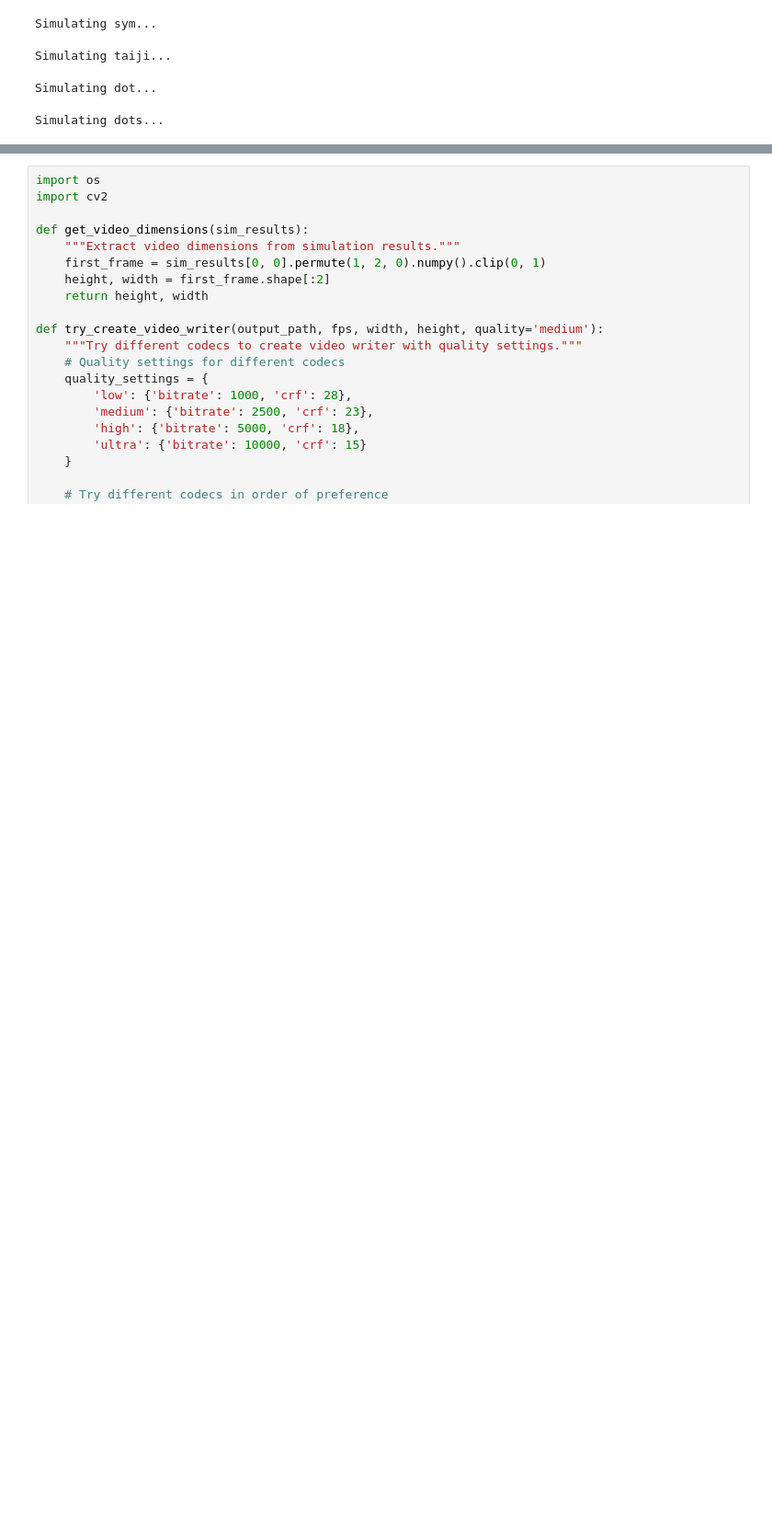
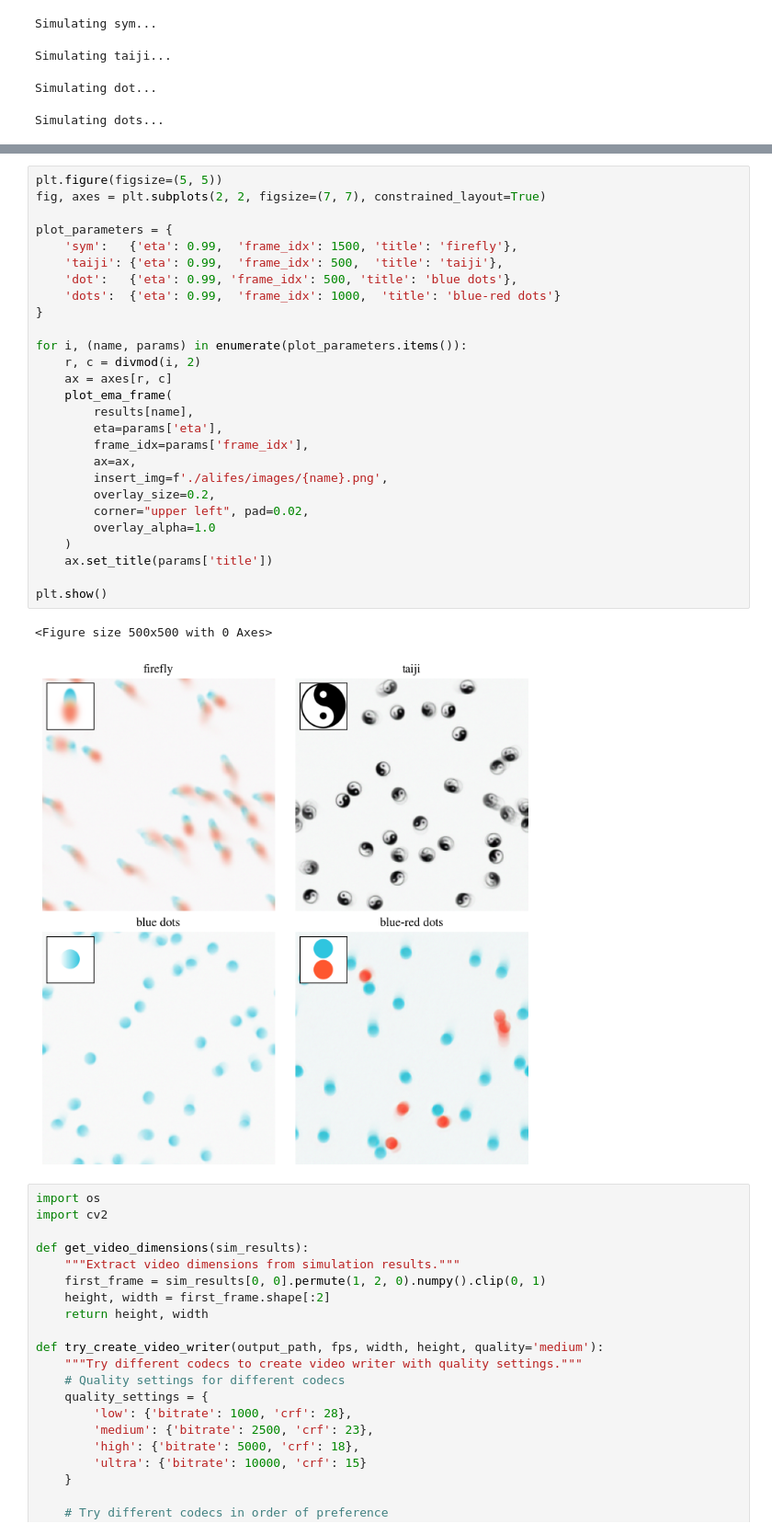
Before and after one commit to Zhangyanbo/pattern_to_dynamics, a Jupyter notebook: 2D_continous/training_free_alifes.ipynb, the cells around one changed output, grey strips where cells are left out. Shown at 92% size. Saved outputs shown, nothing was run; the diff lists cells and outputs as text; blank space fills up the shorter version.

Commit message:
add insert figure

```diff
--- a/2D_continous/training_free_alifes.ipynb
+++ b/2D_continous/training_free_alifes.ipynb
@@ -92,3 +108,33 @@ plt.show()
+# %%
+plt.figure(figsize=(5, 5))
+fig, axes = plt.subplots(2, 2, figsize=(7, 7), constrained_layout=True)
+
+plot_parameters = {
+    'sym':   {'eta': 0.99,  'frame_idx': 1500, 'title': 'firefly'},
+    'taiji': {'eta': 0.99,  'frame_idx': 500,  'title': 'taiji'},
+    'dot':   {'eta': 0.99, 'frame_idx': 500, 'title': 'blue dots'},
+    'dots':  {'eta': 0.99,  'frame_idx': 1000,  'title': 'blue-red dots'}
+}
+
+for i, (name, params) in enumerate(plot_parameters.items()):
+    r, c = divmod(i, 2)
+    ax = axes[r, c]
+    plot_ema_frame(
+        results[name],
+        eta=params['eta'],
+        frame_idx=params['frame_idx'],
+        ax=ax,
+        insert_img=f'./alifes/images/{name}.png',
+        overlay_size=0.2,
+        corner="upper left", pad=0.02,
+        overlay_alpha=1.0
+    )
+    ax.set_title(params['title'])
+
+plt.show()
+# %% [output]
+<Figure size 500x500 with 0 Axes>
+[figure, added]
 # %%
 import os
 import cv2
```
Also changed, not shown: parts of 2 cells of this notebook.
